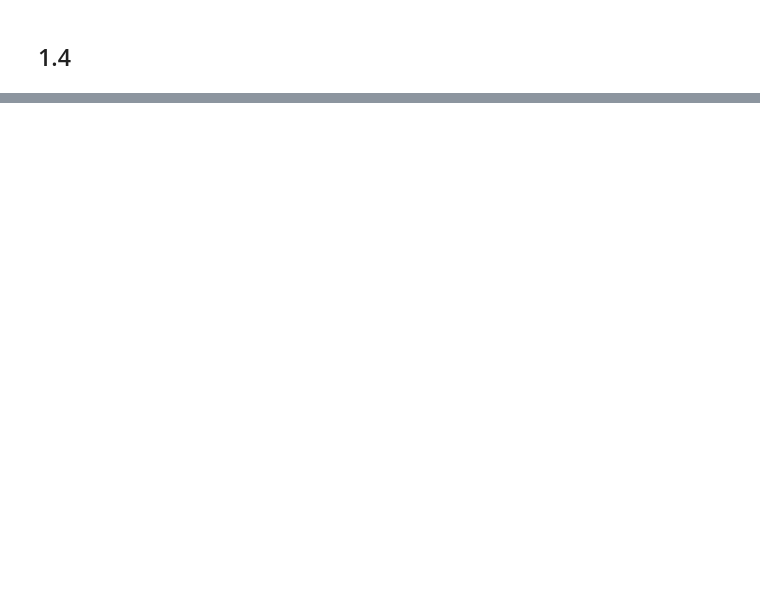
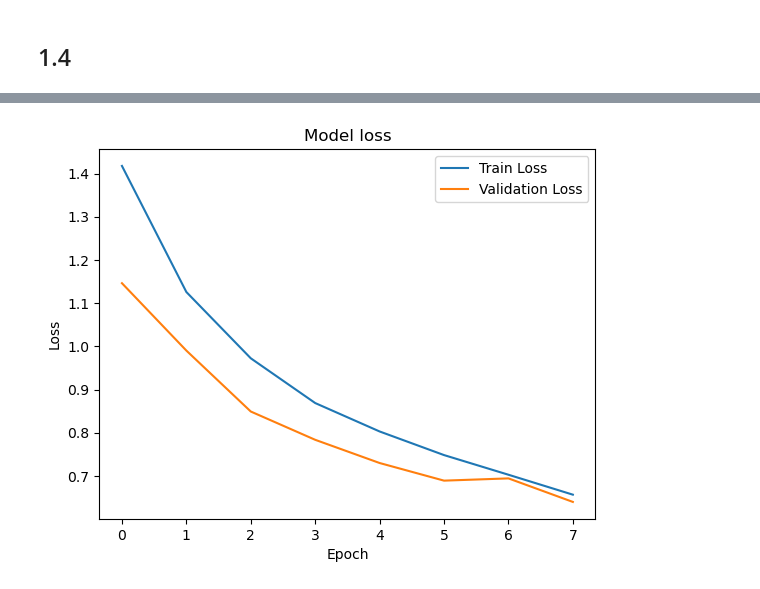
Before and after one commit to pyramidheadshark/AI-MIREA-Sem1p, a Jupyter notebook: Practice_7/main.ipynb, the cells around one changed output, grey strips where cells are left out. Saved outputs shown, nothing was run; the diff lists cells and outputs as text; code cells hidden in the pictures; blank space fills up the shorter version.

```diff
--- a/Practice_7/main.ipynb
+++ b/Practice_7/main.ipynb
@@ -334,0 +503,21 @@ scores
+# %%
+sns.lineplot(data=history_df,
+             x=history_df.index,
+             y='loss',
+             label="Train Loss")
+
+sns.lineplot(data=history_df,
+             x=history_df.index,
+             y='val_loss',
+             label="Validation Loss")
+
+plt.title('Model loss')
+
+plt.ylabel('Loss')
+plt.xlabel('Epoch')
+
+plt.legend()
+
+plt.show()
+# %% [output]
+[figure, added]
```
Also changed, not shown: parts of 58 cells of this notebook, 2 other files.
